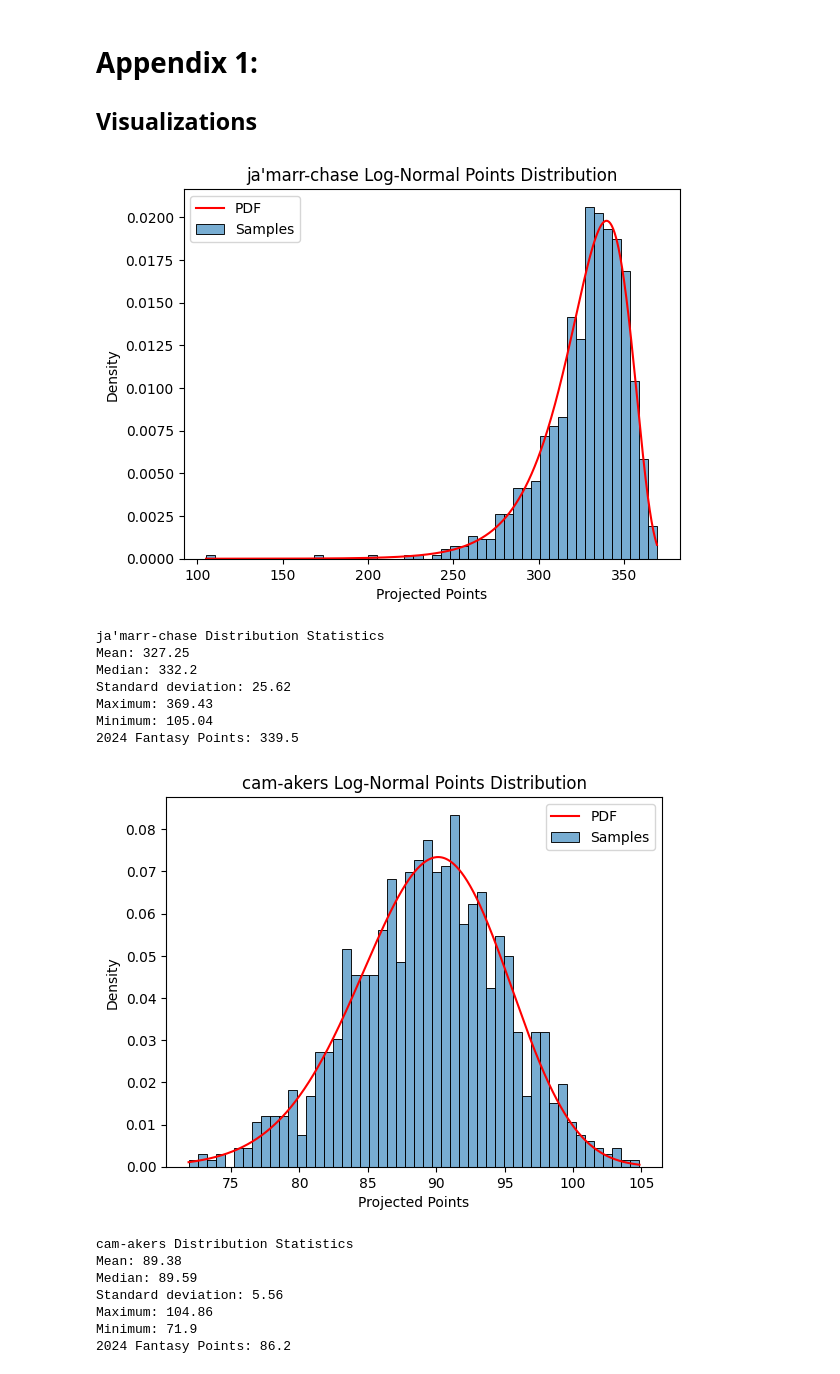
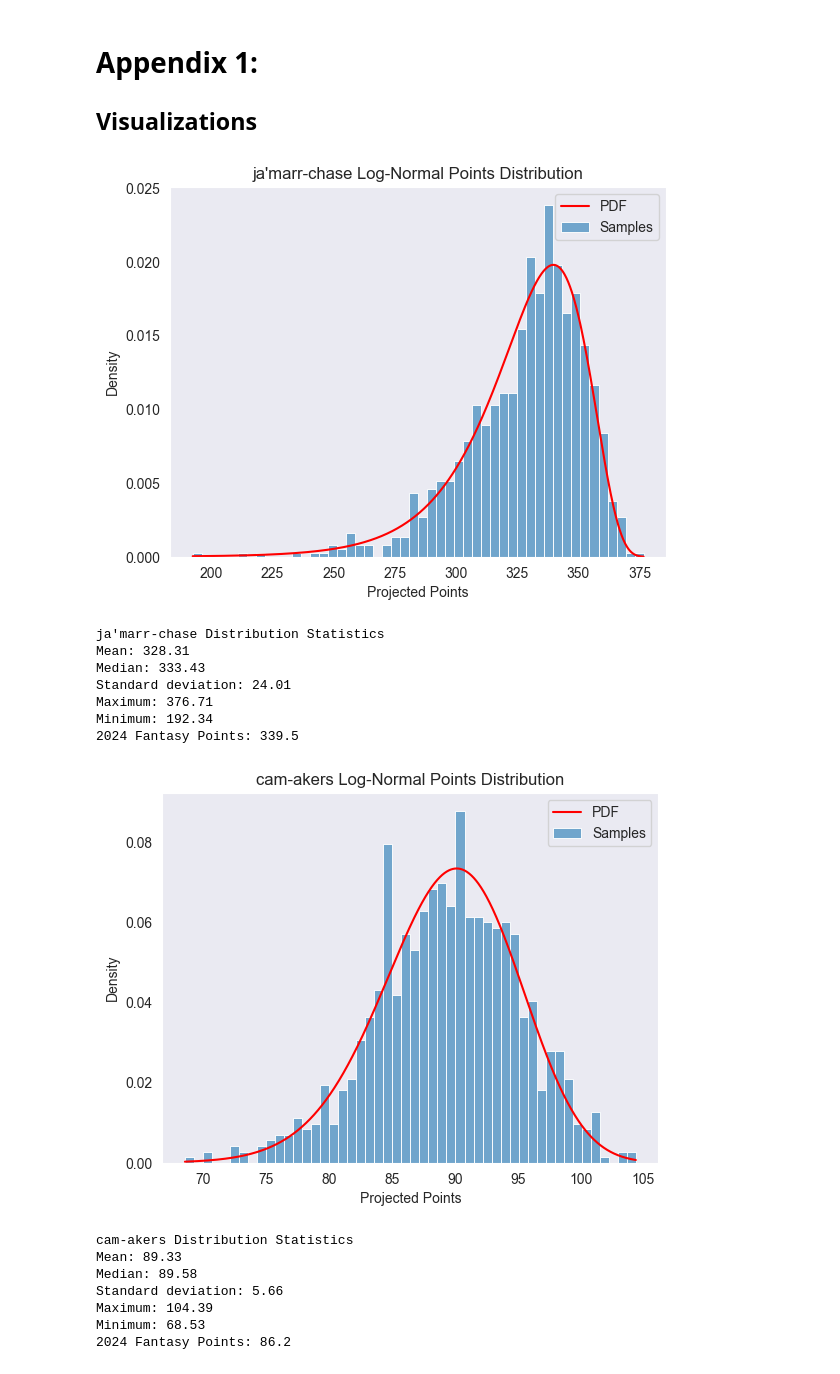
Before and after one commit to lukebernier/monte-carlo, a Jupyter notebook: draft_monte_carlo.ipynb, the cells around one changed output. Drawn from its saved outputs; the diff is of its cells as text; code cells hidden in the pictures.

```diff
--- a/draft_monte_carlo.ipynb
+++ b/draft_monte_carlo.ipynb
@@ -189,6 +189,9 @@ def run_monte_carlo(player_dataset, n_trials=10000000):  # 10 million default tr
 
     return new_dataset
 
+
+# VISUALIZATION TOOLS
+
 def draw_player_distribution_graph(player_indexes, players_adjusted):
 
     for i in player_indexes:
@@ -215,13 +218,13 @@ def draw_player_distribution_graph(player_indexes, players_adjusted):
         pdf = dist.pdf(x)
         pdf_dict = {'x': new_x, 'pdf': pdf}
 
+        sns.set_style('darkgrid')
         sns.lineplot(data=pdf_dict, x='x', y='pdf', color='red', label='PDF')
         title_string = name + " Log-Normal Points Distribution"
         plt.title(title_string)
         plt.xlabel("Projected Points")
         plt.ylabel("Density")
         plt.legend()
-        plt.grid(False)
         plt.show()
 
         stats_string = name + " Distribution Statistics"
@@ -232,6 +235,38 @@ def draw_player_distribution_graph(player_indexes, players_adjusted):
         print(f"Maximum: {round(max(samples), 2)}")
         print(f"Minimum: {round(min(samples), 2)}")
         print(f"2024 Fantasy Points: {players_adjusted.loc[i, 'FANTASYPTS']}")
+
+def draw_density_plots(player_indexes, players_adjusted):
+
+    all_samples = []
+
+    for i in player_indexes: # for every player index included, generate a kde plot for that players underlying projected points distribution
+
+        sigma = players_adjusted.loc[i, 'sigma']    # Shape parameter
+        mu = 4         # Mean of the underlying normal distribution
+        n_samples = 100000
+        C = 44 + 14 * (1/players_adjusted.loc[i, 'relative_value'])
+
+        # Create distribution object
+        dist = lognorm(s=sigma, scale=np.exp(mu))
+
+        # sample distribution
+        pre_transformation = dist.rvs(size=n_samples)
+        samples = -(pre_transformation) + C + players_adjusted.loc[i, 'FANTASYPTS']
+
+        name = players_adjusted.loc[i, 'name']
+        temp_df = pd.DataFrame({'points': samples, 'player_name': name})
+        all_samples.append(temp_df)
+
+    df_all = pd.concat(all_samples, ignore_index=True)
+
+    sns.set_style('darkgrid')
+    sns.kdeplot(data=df_all, x='points', hue='player_name', fill=True, palette="crest", alpha=.5, linewidth=0,)
+    ax = plt.gca()
+    # Remove y-axis tick labels
+    ax.set_yticklabels([])
+
+    plt.show()
 # %%
 #CLASS DEFINITIONS
 
@@ -524,21 +554,21 @@ None
 
 <h2>Visualizations</h2>
 # %%
-draw_player_distribution_graph([0,220], players_adjusted)
+draw_player_distribution_graph([0,620], players_adjusted)
 # %% [output]
-[figure, old version]
+[figure, new version]
 ja'marr-chase Distribution Statistics
-Mean: 327.25
-Median: 332.2
-Standard deviation: 25.62
-Maximum: 369.43
-Minimum: 105.04
+Mean: 328.31
+Median: 333.43
+Standard deviation: 24.01
+Maximum: 376.71
+Minimum: 192.34
 2024 Fantasy Points: 339.5
-[figure, old version]
+[figure, new version]
 cam-akers Distribution Statistics
-Mean: 89.38
-Median: 89.59
-Standard deviation: 5.56
-Maximum: 104.86
-Minimum: 71.9
+Mean: 89.33
+Median: 89.58
+Standard deviation: 5.66
+Maximum: 104.39
+Minimum: 68.53
 2024 Fantasy Points: 86.2
```
Also changed, not shown: parts of 2 cells of this notebook, 1 other file.
